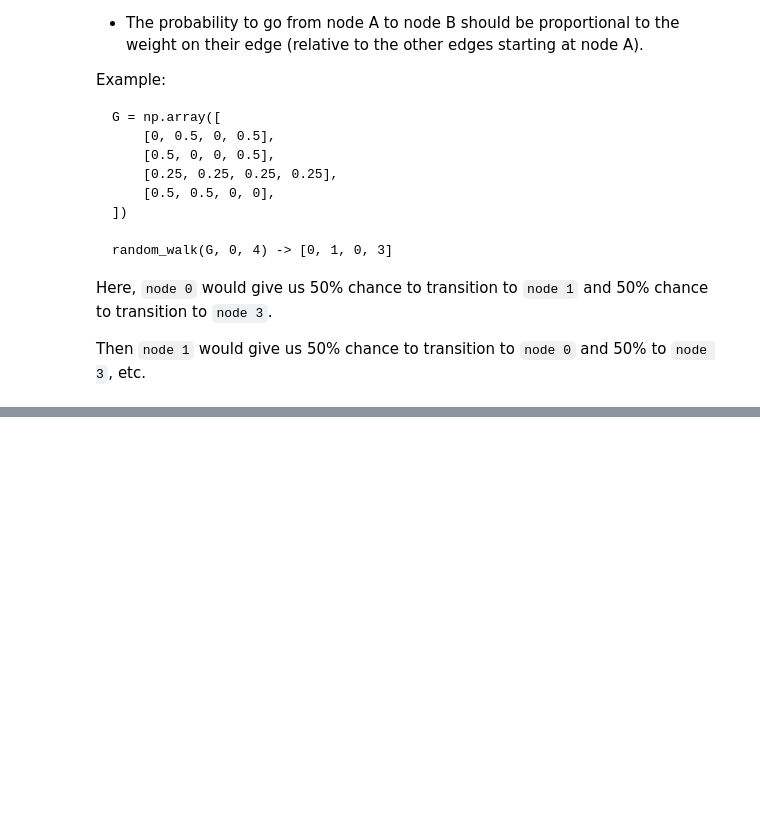
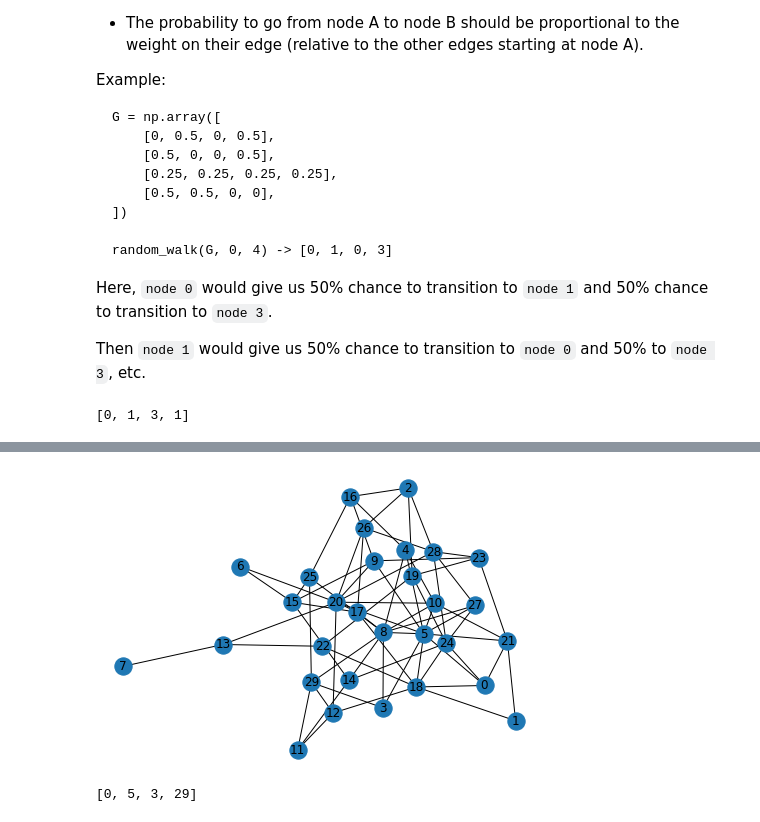
Before and after one commit to cb-ds-1/m1-11-networks, a Jupyter notebook: Workshop Graphs.ipynb, the cells around one changed output, grey strips where cells are left out. Cells and saved outputs as stored; diff of their text form; code cells hidden in the pictures; blank space fills up the shorter version.

```diff
--- a/Workshop Graphs.ipynb
+++ b/Workshop Graphs.ipynb
@@ -78,3 +202,13 @@ Then `node 1` would give us 50% chance to transition to `node 0` and 50% to `nod
+# %%
+G = np.array([
+    [0, 0.5, 0, 0.5],
+    [0.5, 0, 0, 0.5],
+    [0.25, 0.25, 0.25, 0.25],
+    [0.5, 0.5, 0, 0],
+])
+random_walk_adj(G, 0, 4)
+# %% [output]
+[0, 1, 3, 1]
 # %% [markdown]
 
 # (stretch) Exercise 3: Dijkstra's Shortest Path Algorithm
@@ -108,3 +242,8 @@ Here is a GIF of it in action:
 Implement `shortest_path(G, start_node, end_node)` which takes in a networkX graph, a starting node and an end node and outputs a list of nodes which is the shortest path between the start and end.
 
 You can use networkX's shortest path function to test your result, but not to implement it.
+# %%
+G = nx.binomial_graph(30, 0.15)
+nx.draw(G, with_labels=True)
+# %% [output]
+[figure, added]
@@ -110,0 +295,4 @@ You can use networkX's shortest path function to test your result, but not to im
+# %%
+shortest_path(G,0,29)
+# %% [output]
+[0, 5, 3, 29]
```
Also changed, not shown: parts of 16 cells of this notebook.
